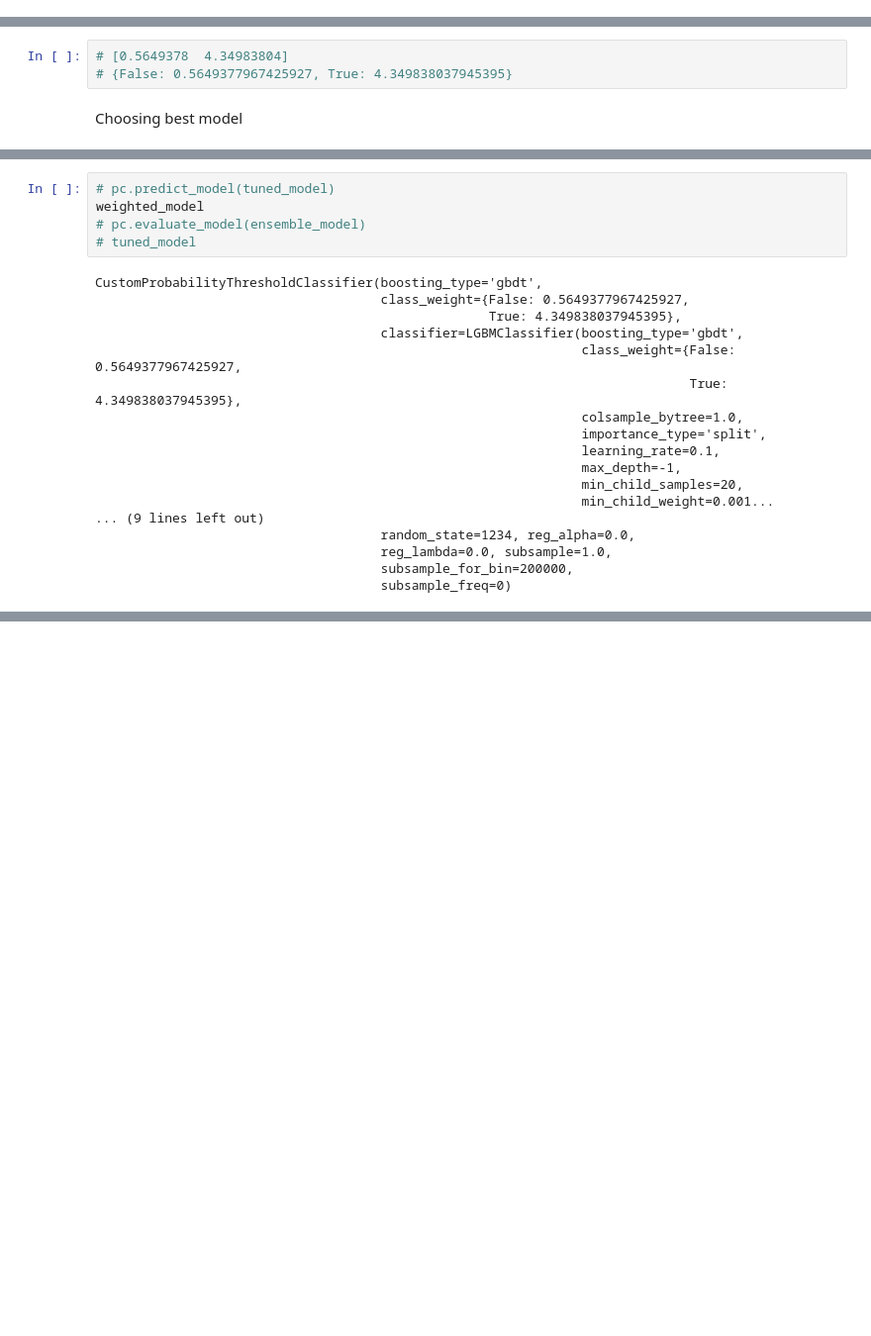
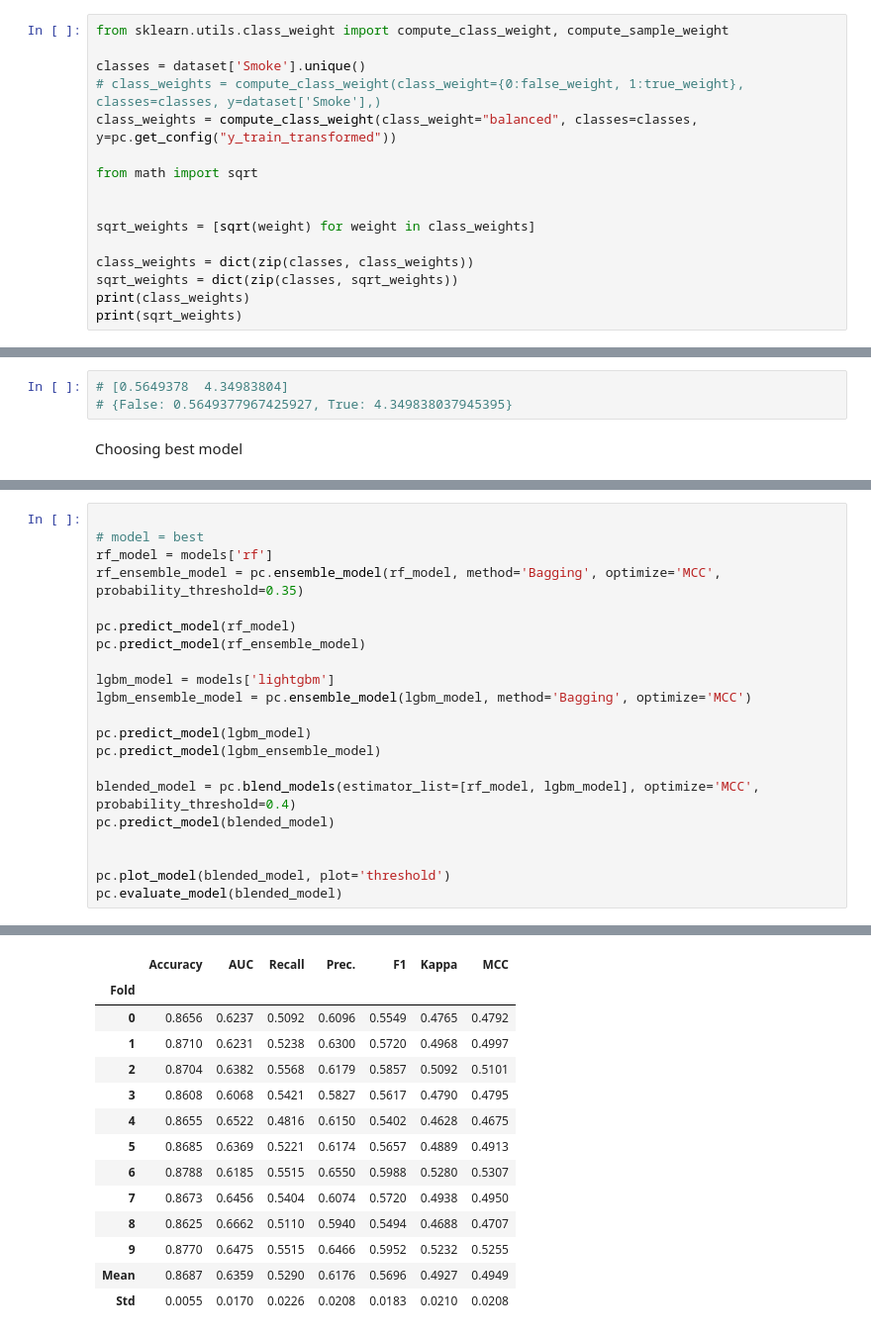
Before and after one commit to frazah/tobacco-analysis, a Jupyter notebook: src/notebooks/youth copy.ipynb, the cells around one changed output, grey strips where cells are left out. Shown at 99% size. Drawn from its saved outputs; the diff is of its cells as text; blank space fills up the shorter version.

```diff
--- a/src/notebooks/youth copy.ipynb
+++ b/src/notebooks/youth copy.ipynb
@@ -344,0 +72,16 @@ for model in weighted_model:
+# %%
+from sklearn.utils.class_weight import compute_class_weight, compute_sample_weight
+
+classes = dataset['Smoke'].unique()
+# class_weights = compute_class_weight(class_weight={0:false_weight, 1:true_weight}, classes=classes, y=dataset['Smoke'],)
+class_weights = compute_class_weight(class_weight="balanced", classes=classes, y=pc.get_config("y_train_transformed"))
+
+from math import sqrt
+
+
+sqrt_weights = [sqrt(weight) for weight in class_weights]
+
+class_weights = dict(zip(classes, class_weights))
+sqrt_weights = dict(zip(classes, sqrt_weights))
+print(class_weights)
+print(sqrt_weights)
@@ -404,23 +176,22 @@ NameError: name 'calibrated_model2' is not defined
-# %%
-# pc.predict_model(tuned_model)
-weighted_model
-# pc.evaluate_model(ensemble_model)
-# tuned_model
-# %% [output]
-CustomProbabilityThresholdClassifier(boosting_type='gbdt',
-                                     class_weight={False: 0.5649377967425927,
-                                                   True: 4.349838037945395},
-                                     classifier=LGBMClassifier(boosting_type='gbdt',
-                                                               class_weight={False: 0.5649377967425927,
-                                                                             True: 4.349838037945395},
-                                                               colsample_bytree=1.0,
-                                                               importance_type='split',
-                                                               learning_rate=0.1,
-                                                               max_depth=-1,
-                                                               min_child_samples=20,
-                                                               min_child_weight=0.001...
-... (9 lines left out)
-                                     random_state=1234, reg_alpha=0.0,
-                                     reg_lambda=0.0, subsample=1.0,
-                                     subsample_for_bin=200000,
-                                     subsample_freq=0)
+# %%
+
+# model = best
+rf_model = models['rf']
+rf_ensemble_model = pc.ensemble_model(rf_model, method='Bagging', optimize='MCC', probability_threshold=0.35)
+
+pc.predict_model(rf_model)
+pc.predict_model(rf_ensemble_model)
+
+lgbm_model = models['lightgbm']
+lgbm_ensemble_model = pc.ensemble_model(lgbm_model, method='Bagging', optimize='MCC')
+
+pc.predict_model(lgbm_model)
+pc.predict_model(lgbm_ensemble_model)
+
+blended_model = pc.blend_models(estimator_list=[rf_model, lgbm_model], optimize='MCC', probability_threshold=0.4)
+pc.predict_model(blended_model)
+
+
+pc.plot_model(blended_model, plot='threshold')
+pc.evaluate_model(blended_model)
+# %% [output]
@@ -426,0 +199,14 @@ CustomProbabilityThresholdClassifier(boosting_type='gbdt',
+|  | Accuracy | AUC | Recall | Prec. | F1 | Kappa | MCC |
+| Fold |  |  |  |  |  |  |  |
+| 0 | 0.8656 | 0.6237 | 0.5092 | 0.6096 | 0.5549 | 0.4765 | 0.4792 |
+| 1 | 0.8710 | 0.6231 | 0.5238 | 0.6300 | 0.5720 | 0.4968 | 0.4997 |
+| 2 | 0.8704 | 0.6382 | 0.5568 | 0.6179 | 0.5857 | 0.5092 | 0.5101 |
+| 3 | 0.8608 | 0.6068 | 0.5421 | 0.5827 | 0.5617 | 0.4790 | 0.4795 |
+| 4 | 0.8655 | 0.6522 | 0.4816 | 0.6150 | 0.5402 | 0.4628 | 0.4675 |
+| 5 | 0.8685 | 0.6369 | 0.5221 | 0.6174 | 0.5657 | 0.4889 | 0.4913 |
+| 6 | 0.8788 | 0.6185 | 0.5515 | 0.6550 | 0.5988 | 0.5280 | 0.5307 |
+| 7 | 0.8673 | 0.6456 | 0.5404 | 0.6074 | 0.5720 | 0.4938 | 0.4950 |
+| 8 | 0.8625 | 0.6662 | 0.5110 | 0.5940 | 0.5494 | 0.4688 | 0.4707 |
+| 9 | 0.8770 | 0.6475 | 0.5515 | 0.6466 | 0.5952 | 0.5232 | 0.5255 |
+| Mean | 0.8687 | 0.6359 | 0.5290 | 0.6176 | 0.5696 | 0.4927 | 0.4949 |
+| Std | 0.0055 | 0.0170 | 0.0226 | 0.0208 | 0.0183 | 0.0210 | 0.0208 |
```
Also changed, not shown: parts of 28 cells of this notebook, 27 other files.
